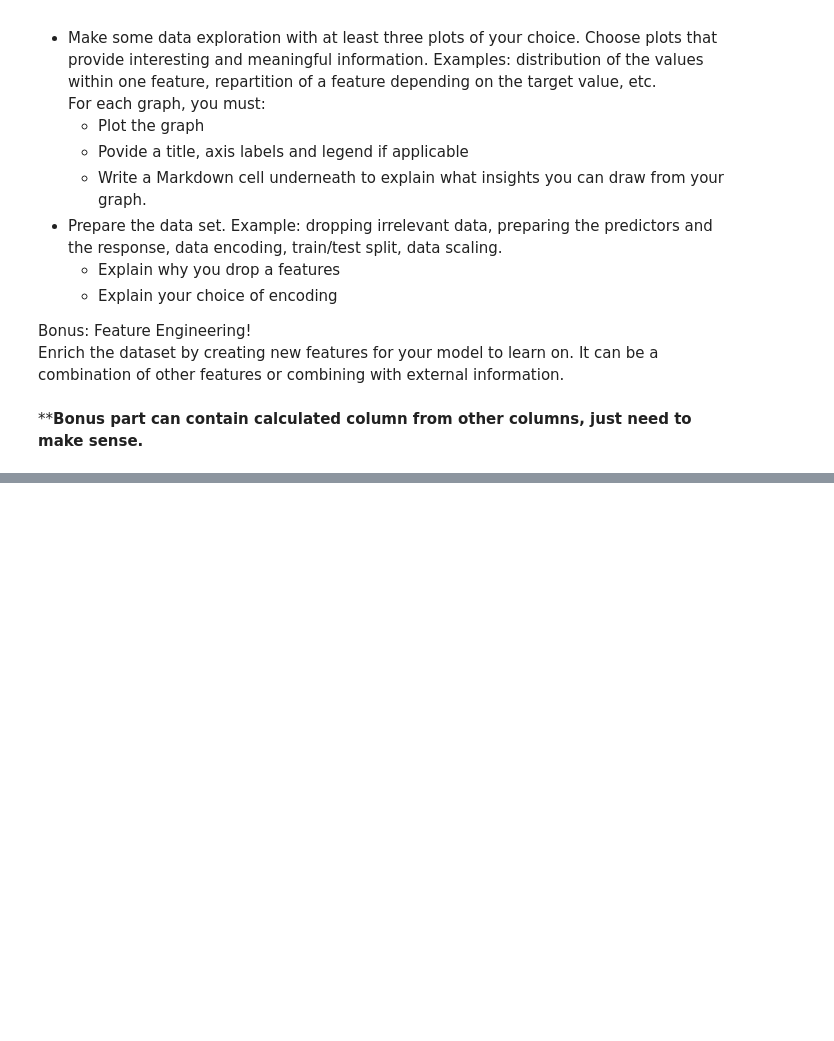
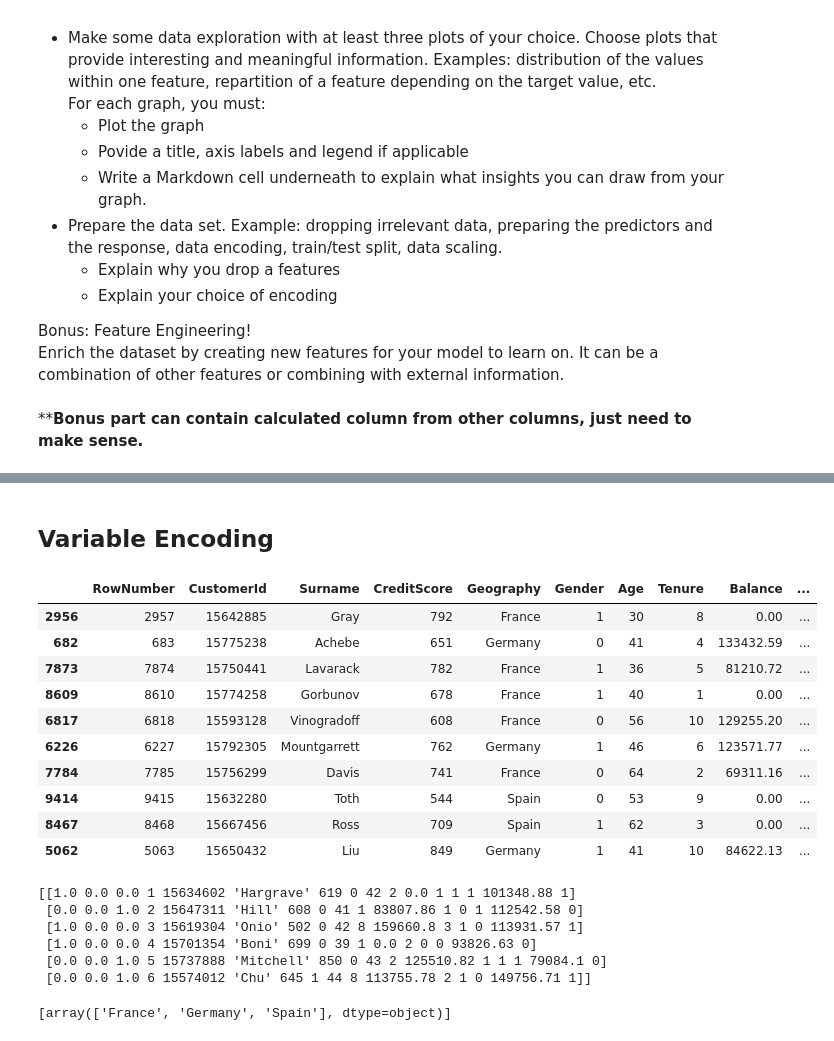
Before and after one commit to ediziks/EPITA-DSA-Notes, a Jupyter notebook: FoundationsOfStatisticalAnalysisAndMachineLearning[FSAML]/class2/Assignment2/ML_course02_practice.ipynb, the cells around one changed output, grey strips where cells are left out. Cells and saved outputs as stored; diff of their text form; code cells hidden in the pictures; blank space fills up the shorter version.

```diff
--- a/FoundationsOfStatisticalAnalysisAndMachineLearning[FSAML]/class2/Assignment2/ML_course02_practice.ipynb
+++ b/FoundationsOfStatisticalAnalysisAndMachineLearning[FSAML]/class2/Assignment2/ML_course02_practice.ipynb
@@ -131,0 +130,43 @@ dataset_raw['Surname'].str.findall('[^a-zA-Z\d\s:]').sum()
+# %% [markdown]
+## Variable Encoding
+# %%
+# better to encode the data before starting to work
+from sklearn.preprocessing import LabelEncoder, OneHotEncoder
+
+label_encoder = LabelEncoder()
+
+dataset_raw2 = dataset_raw.copy()
+dataset_raw2['Gender'] = label_encoder.fit_transform(dataset_raw['Gender'])
+dataset_raw2.sample(10)
+# %% [output]
+|  | RowNumber | CustomerId | Surname | CreditScore | Geography | Gender | Age | Tenure | Balance | ... |
+| 2956 | 2957 | 15642885 | Gray | 792 | France | 1 | 30 | 8 | 0.00 | ... |
+| 682 | 683 | 15775238 | Achebe | 651 | Germany | 0 | 41 | 4 | 133432.59 | ... |
+| 7873 | 7874 | 15750441 | Lavarack | 782 | France | 1 | 36 | 5 | 81210.72 | ... |
+| 8609 | 8610 | 15774258 | Gorbunov | 678 | France | 1 | 40 | 1 | 0.00 | ... |
+| 6817 | 6818 | 15593128 | Vinogradoff | 608 | France | 0 | 56 | 10 | 129255.20 | ... |
+| 6226 | 6227 | 15792305 | Mountgarrett | 762 | Germany | 1 | 46 | 6 | 123571.77 | ... |
+| 7784 | 7785 | 15756299 | Davis | 741 | France | 0 | 64 | 2 | 69311.16 | ... |
+| 9414 | 9415 | 15632280 | Toth | 544 | Spain | 0 | 53 | 9 | 0.00 | ... |
+| 8467 | 8468 | 15667456 | Ross | 709 | Spain | 1 | 62 | 3 | 0.00 | ... |
+| 5062 | 5063 | 15650432 | Liu | 849 | Germany | 1 | 41 | 10 | 84622.13 | ... |
+# %%
+from sklearn.compose import ColumnTransformer
+from sklearn.preprocessing import OneHotEncoder
+
+oh_encoder = ColumnTransformer(transformers=[('encoder', OneHotEncoder(), ['Geography'])],
+                               remainder='passthrough')
+X_onehot = oh_encoder.fit_transform(dataset_raw2)
+print(X_onehot[:6])
+# %% [output]
+[[1.0 0.0 0.0 1 15634602 'Hargrave' 619 0 42 2 0.0 1 1 1 101348.88 1]
+ [0.0 0.0 1.0 2 15647311 'Hill' 608 0 41 1 83807.86 1 0 1 112542.58 0]
+ [1.0 0.0 0.0 3 15619304 'Onio' 502 0 42 8 159660.8 3 1 0 113931.57 1]
+ [1.0 0.0 0.0 4 15701354 'Boni' 699 0 39 1 0.0 2 0 0 93826.63 0]
+ [0.0 0.0 1.0 5 15737888 'Mitchell' 850 0 43 2 125510.82 1 1 1 79084.1 0]
+ [0.0 0.0 1.0 6 15574012 'Chu' 645 1 44 8 113755.78 2 1 0 149756.71 1]]
+# %%
+# checks the category names
+oh_encoder.named_transformers_['encoder'].categories_
+# %% [output]
+[array(['France', 'Germany', 'Spain'], dtype=object)]
```
Also changed, not shown: parts of 32 cells of this notebook.
